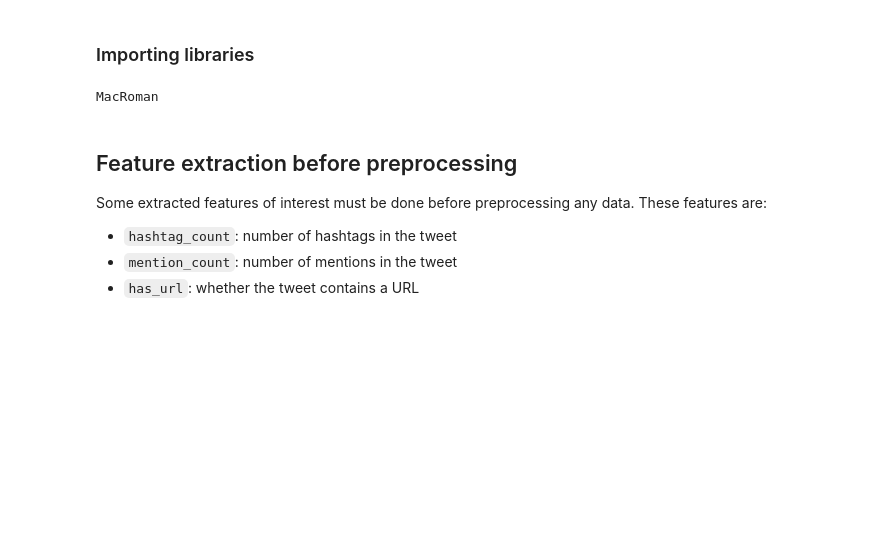
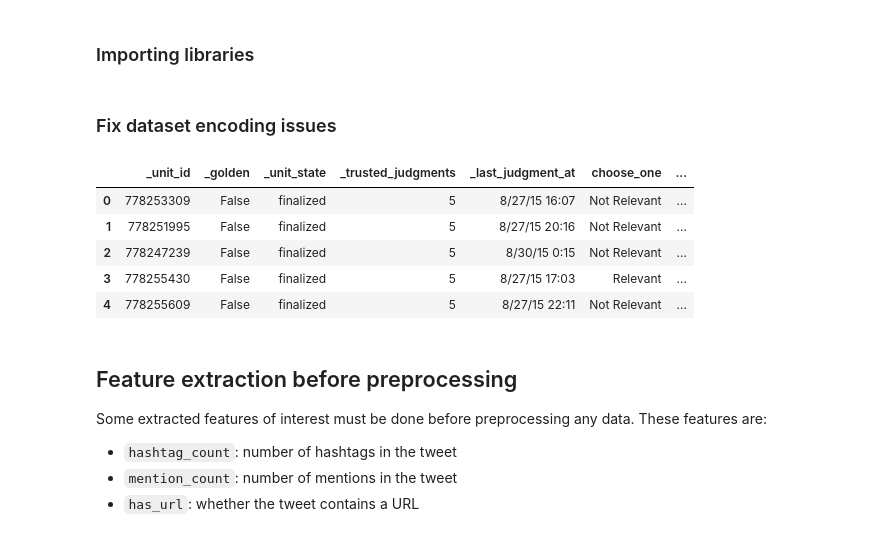
Before and after one commit to magnusrodseth/disaster-tweets, a Jupyter notebook: notebook-new.ipynb, the cells around one changed output. Drawn from its saved outputs; the diff is of its cells as text; code cells hidden in the pictures; blank space fills up the shorter version.

```diff
--- a/notebook-new.ipynb
+++ b/notebook-new.ipynb
@@ -74,49 +45,36 @@ import matplotlib.pyplot as plt
+# %% [markdown]
+### Fix dataset encoding issues
 # %%
-# import chardet
+# Some rows in the raw data include non UTF-8 characters.
 
-# # Some rows in the raw data include non UTF-8 characters.
+# Example of text with non UTF-8 characters:
+# 778245336,FALSE,finalized,5,8/30/15 13:27,Not Relevant,0.7952,,army,
+# text column: Pakistan,".: .: .: .: .: .: .: .: .: .: .: .: .: .: .: .: .: .: .: .: .: RT DrAyesha4: #IndiaKoMunTorJawabDo Indian Army ki��_ http://t.co/WJLJq3yA4g"
+# ,6.29079E+17,195397186
 
-# # Chardet identifies the encoding of the raw data as 'MacRoman'.
+# Chardet identifies the encoding of the raw data as 'MacRoman'.
+# For now, we will remove all non UTF-8 characters from the raw data
+# We handle this by removing all � characters from the raw data and writing the modified content back to the file.
 
-# # For now, we will remove all non UTF-8 characters from the raw data.
-# #
-# # We handle this by removing all � characters from the raw data and writing the modified content back to the file.
-# # Example of text with non UTF-8 characters:
-# # 778245336,FALSE,finalized,5,8/30/15 13:27,Not Relevant,0.7952,,army,
-# # text column: Pakistan,".: .: .: .: .: .: .: .: .: .: .: .: .: .: .: .: .: .: .: .: .: RT DrAyesha4: #IndiaKoMunTorJawabDo Indian Army ki��_ http://t.co/WJLJq3yA4g"
-# # ,6.29079E+17,195397186
-
-# filepath = 'data/disaster-tweets.csv'
-
-# with open(filepath, 'rb') as file:
-#     rawdata = file.read()
-#     result = chardet.detect(rawdata)
-#     print(result['encoding'])
+def fix_non_utf8_encoding(filepath, destination_filepath):
+    with open(filepath, 'rb') as file:
+        rawdata = file.read()
+        result = chardet.detect(rawdata)
+        print(result['encoding'])
 
 
-# # Open the file in read mode, read its contents, then close it
-# with open('data/disaster-tweets.csv', 'r', encoding='utf-8', errors='ignore') as file:
-#     content = file.read()
+    # Open the file in read mode, read its contents, then close it
+    with open('data/disaster-tweets.csv', 'r', encoding='utf-8', errors='ignore') as file:
+        content = file.read()
 
-# # Remove all � characters
-# content = content.replace('�', '')
+    # Remove all � characters
+    content = content.replace('�', '')
 
-# # Open the file in write mode and write the modified content back to it
-# with open('data/disaster-tweets-utf8.csv', 'w', encoding='utf-8') as file:
-#     file.write(content)
+    # Open the file in write mode and write the modified content back to it
+    with open(destination_filepath, 'w', encoding='utf-8') as file:
+        file.write(content)
 
-# filepath = './data/disaster-tweets-utf8.csv'
-# df = pd.read_csv(filepath, encoding='utf-8')
+filepath = 'data/disaster-tweets.csv'
+dest = 'data/disaster-tweets-utf8.csv'
 
-# # split into train and test with 0.2 test size
-
-# train_data, test_data = train_test_split(df, test_size=0.2, random_state=42)
-
-# train_data = train_data.reset_index(drop=True)
-# test_data = test_data.reset_index(drop=True)
-
-# # write train and test data to csv
-# train_data.to_csv('./data/train.csv', index=False)
-# test_data.to_csv('./data/test.csv', index=False)
+# fix_non_utf8_encoding(filepath, dest)
-# %% [output]
-MacRoman
@@ -125,3 +95,15 @@ df = pd.read_csv('./data/train.csv', encoding='utf-8')
+# %%
+# Dataframe with data to be used in training
+df = pd.read_csv('./data/train.csv', encoding='utf-8')
+df_test = pd.read_csv('./data/train.csv', encoding='utf-8')
+df.head()
+# %% [output]
+|  | _unit_id | _golden | _unit_state | _trusted_judgments | _last_judgment_at | choose_one | ... |
+| 0 | 778253309 | False | finalized | 5 | 8/27/15 16:07 | Not Relevant | ... |
+| 1 | 778251995 | False | finalized | 5 | 8/27/15 20:16 | Not Relevant | ... |
+| 2 | 778247239 | False | finalized | 5 | 8/30/15 0:15 | Not Relevant | ... |
+| 3 | 778255430 | False | finalized | 5 | 8/27/15 17:03 | Relevant | ... |
+| 4 | 778255609 | False | finalized | 5 | 8/27/15 22:11 | Not Relevant | ... |
 # %% [markdown]
 ## Feature extraction before preprocessing
 
```
Also changed, not shown: parts of 46 cells of this notebook.
